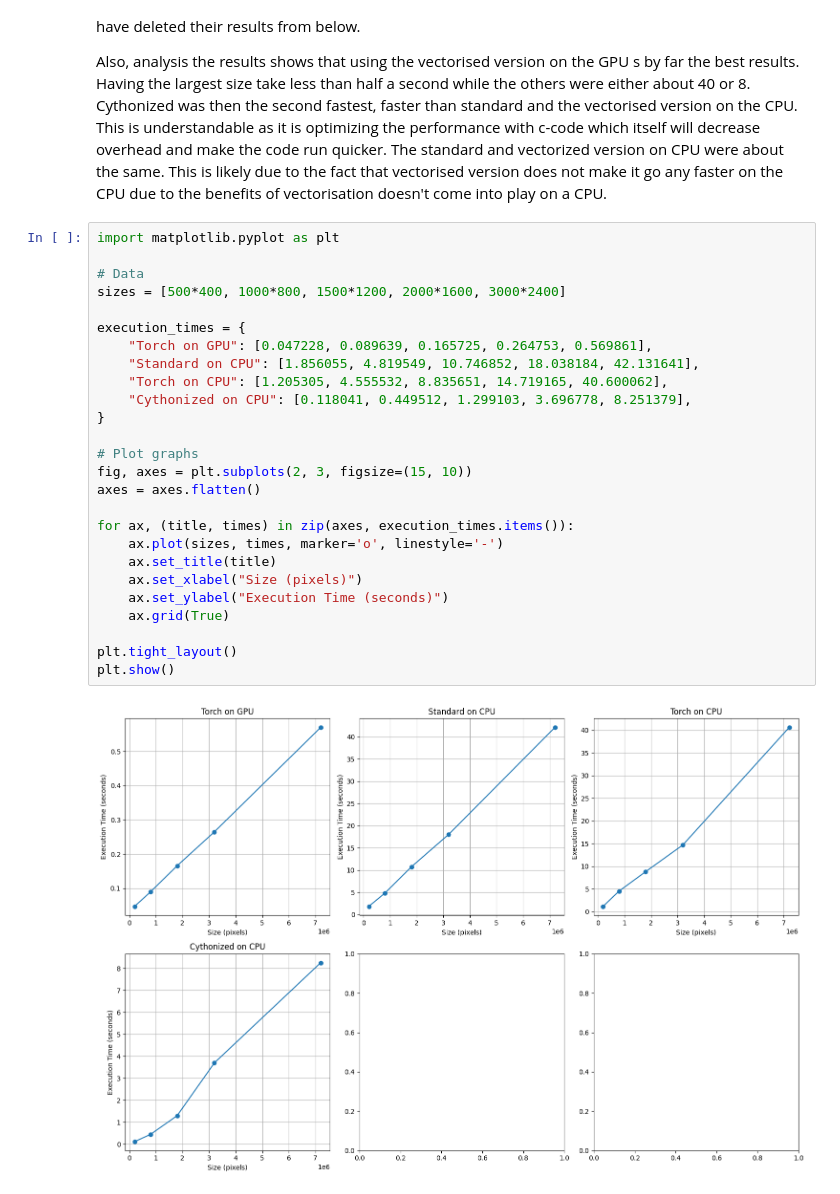
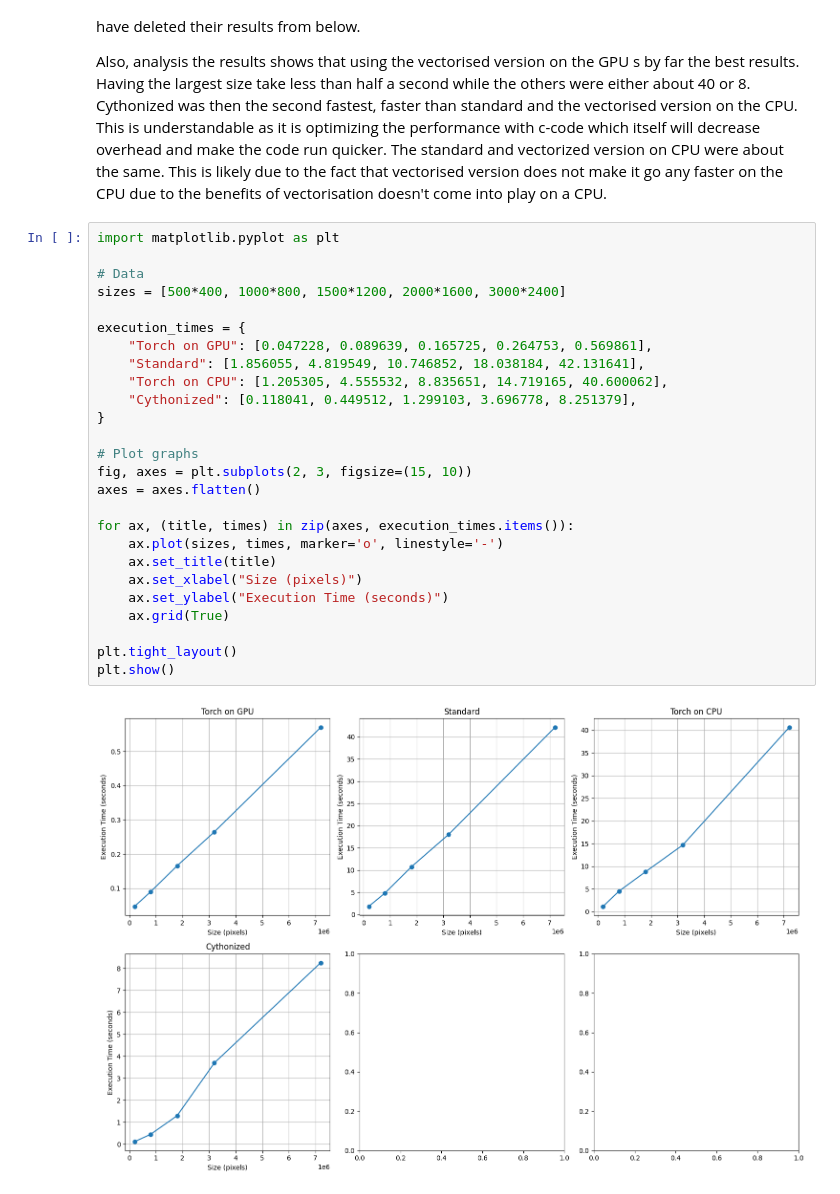
Before and after one commit to KthKittySquad/hpc, a Jupyter notebook: A3/assignment3.ipynb, the cells around one changed output. Saved outputs shown, nothing was run; the diff lists cells and outputs as text.

```diff
--- a/A3/assignment3.ipynb
+++ b/A3/assignment3.ipynb
@@ -553,28 +553,28 @@ Also, analysis the results shows that using the vectorised version on the GPU s
 # %%
 import matplotlib.pyplot as plt
 
 # Data
 sizes = [500*400, 1000*800, 1500*1200, 2000*1600, 3000*2400]
 
 execution_times = {
     "Torch on GPU": [0.047228, 0.089639, 0.165725, 0.264753, 0.569861],
-    "Standard on CPU": [1.856055, 4.819549, 10.746852, 18.038184, 42.131641],
+    "Standard": [1.856055, 4.819549, 10.746852, 18.038184, 42.131641],
     "Torch on CPU": [1.205305, 4.555532, 8.835651, 14.719165, 40.600062],
-    "Cythonized on CPU": [0.118041, 0.449512, 1.299103, 3.696778, 8.251379],
+    "Cythonized": [0.118041, 0.449512, 1.299103, 3.696778, 8.251379],
 }
 
 # Plot graphs
 fig, axes = plt.subplots(2, 3, figsize=(15, 10))
 axes = axes.flatten()
 
 for ax, (title, times) in zip(axes, execution_times.items()):
     ax.plot(sizes, times, marker='o', linestyle='-')
     ax.set_title(title)
     ax.set_xlabel("Size (pixels)")
     ax.set_ylabel("Execution Time (seconds)")
     ax.grid(True)
 
 plt.tight_layout()
 plt.show()
 # %% [output]
-[figure, old version]
+[figure, new version]
```
